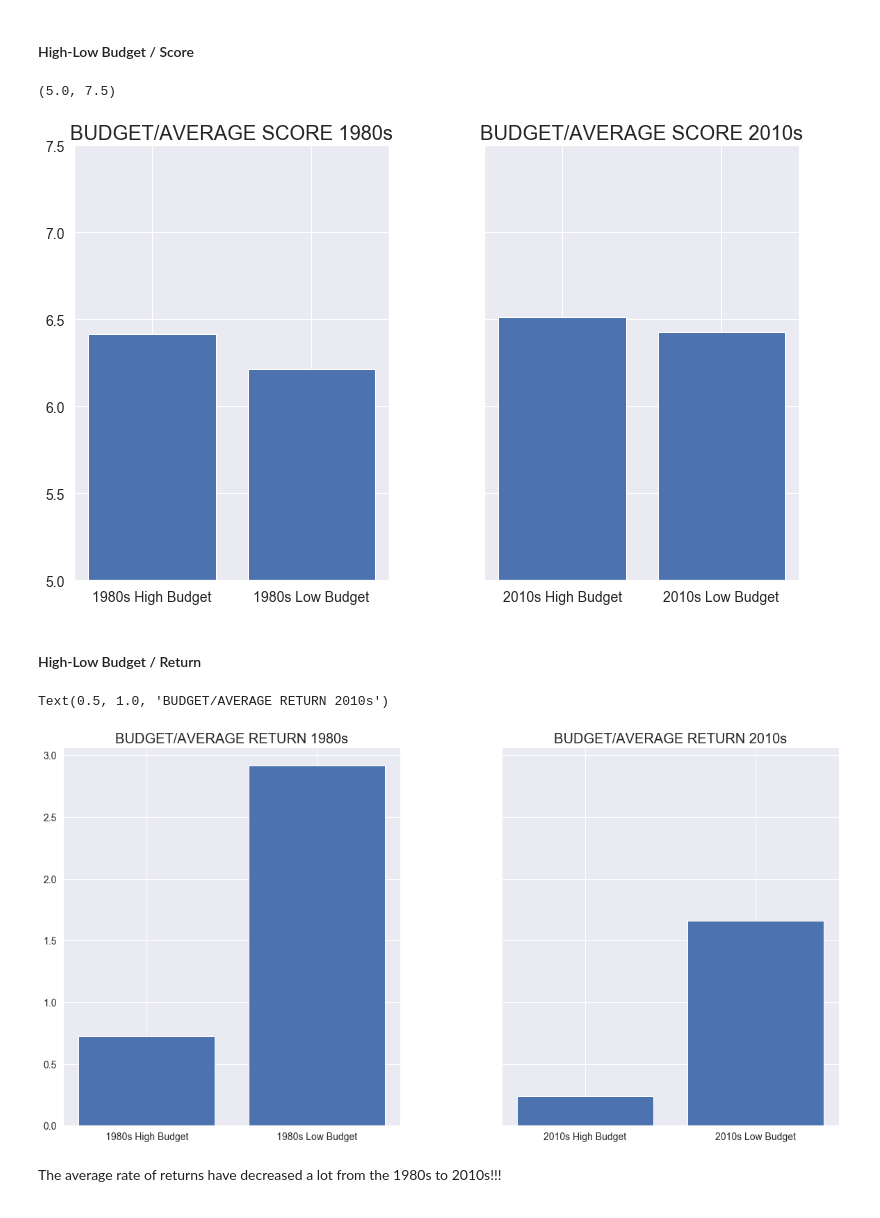
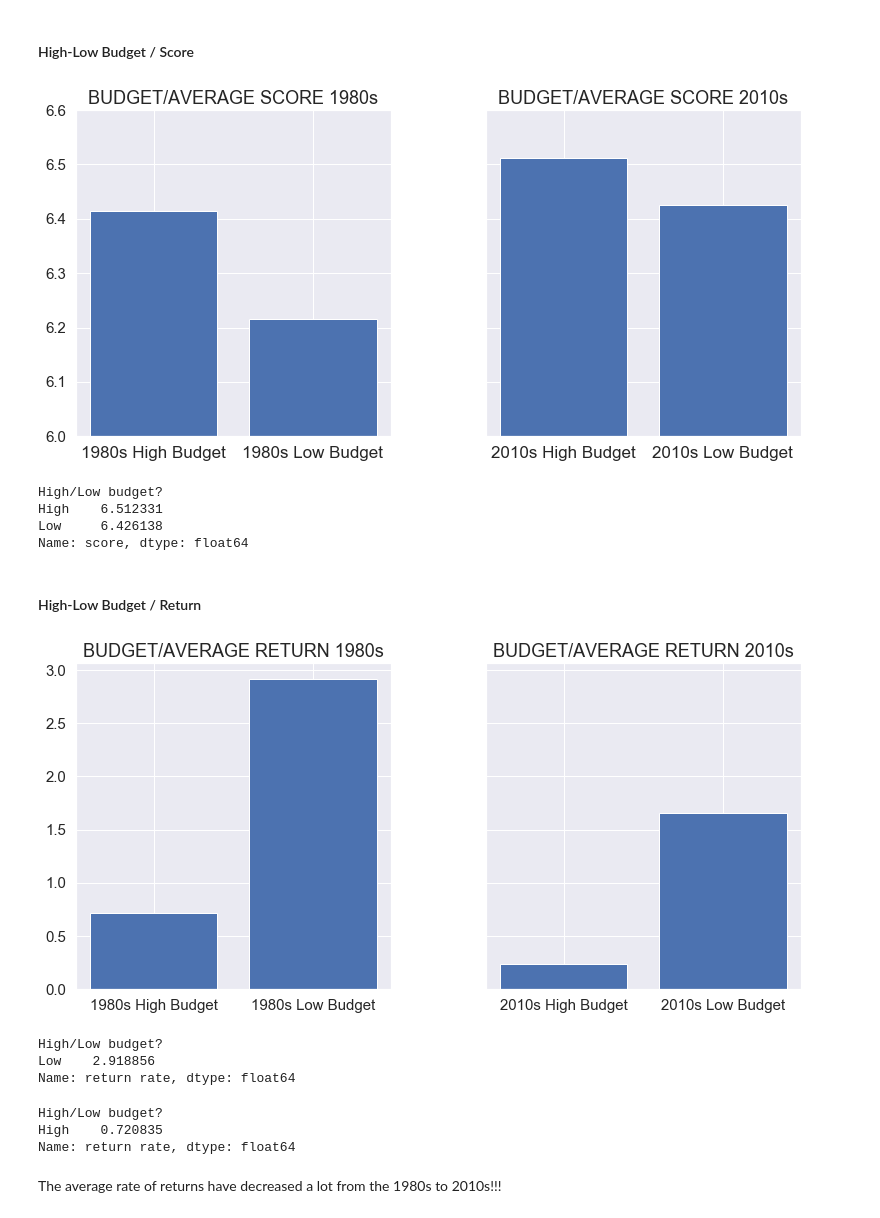
Before and after one commit to adrientalbot/your-own-project, a Jupyter notebook: data/Movies analysis.ipynb, the cells around one changed output. Cells and saved outputs as stored; diff of their text form; code cells hidden in the pictures.

```diff
--- a/data/Movies analysis.ipynb
+++ b/data/Movies analysis.ipynb
@@ -13,17 +15,17 @@ sns.set()
 # %% [markdown]
 # Formatting
 # %%
-SMALL_SIZE = 10
-MEDIUM_SIZE = 14
-BIGGER_SIZE = 20
+#SMALL_SIZE = 10
+#MEDIUM_SIZE = 14
+#BIGGER_SIZE = 20
 
-plt.rc('font', size=MEDIUM_SIZE)
-plt.rc('axes', titlesize=BIGGER_SIZE)
-plt.rc('axes', labelsize=BIGGER_SIZE)
-plt.rc('xtick', labelsize=MEDIUM_SIZE)
-plt.rc('ytick', labelsize=MEDIUM_SIZE)
-plt.rc('legend', fontsize=MEDIUM_SIZE)
-plt.rc('figure', titlesize=BIGGER_SIZE)
+#plt.rc('font', size=MEDIUM_SIZE)
+#plt.rc('axes', titlesize=BIGGER_SIZE)
+#plt.rc('axes', labelsize=BIGGER_SIZE)
+#plt.rc('xtick', labelsize=MEDIUM_SIZE)
+#plt.rc('ytick', labelsize=MEDIUM_SIZE)
+#plt.rc('legend', fontsize=MEDIUM_SIZE)
+#plt.rc('figure', titlesize=BIGGER_SIZE)
 # %%
 #LEFT TO DO:
 
@@ -372,32 +421,58 @@ ax1.ticklabel_format(style='plain', axis='y')
 # %%
 budget_score_1980s_mean = movies_1980s.groupby('High/Low budget?')['score'].mean()
 budget_score_2010s_mean = movies_2010s.groupby('High/Low budget?')['score'].mean()
 
-fig, (ax1,ax2) =plt.subplots(1,2, sharey = True, figsize = (13,8))
+fig, (ax1,ax2) =plt.subplots(1,2, sharey = True, figsize = (13,6))
 fig.subplots_adjust(wspace = 0.3)
 ax1.bar(['1980s High Budget', '1980s Low Budget'], budget_score_1980s_mean)
 ax2.bar(['2010s High Budget', '2010s Low Budget'], budget_score_2010s_mean)
-ax1.set_title('BUDGET/AVERAGE SCORE 1980s')
-ax2.set_title('BUDGET/AVERAGE SCORE 2010s')
-ax1.set_ylim(5.0,7.5)
+ax1.set_title('BUDGET/AVERAGE SCORE 1980s', size = 18)
+ax2.set_title('BUDGET/AVERAGE SCORE 2010s', size = 18)
+ax1.set_ylim(6.0,6.6)
+ax1.set_xticklabels(labels = ['1980s High Budget', '1980s Low Budget'], size = 17)
+ax2.set_xticklabels(labels = ['2010s High Budget', '2010s Low Budget'], size = 17)
+ax1.tick_params(axis='y', labelsize=15)
 # %% [output]
-(5.0, 7.5)
-[figure, old version]
+[figure, new version]
+# %%
+budget_score_2010s_mean
+# %% [output]
+High/Low budget?
+High    6.512331
+Low     6.426138
+Name: score, dtype: float64
 # %% [markdown]
 #### High-Low Budget / Return
 # %%
 budget_return_1980s_mean = movies_1980s.groupby('High/Low budget?')['return rate'].mean()
 budget_return_2010s_mean = movies_2010s.groupby('High/Low budget?')['return rate'].mean()
 
-fig, (ax1,ax2) =plt.subplots(1,2, sharey = True, figsize = (20,10))
+fig, (ax1,ax2) =plt.subplots(1,2, sharey = True, figsize = (13,6))
 fig.subplots_adjust(wspace = 0.3)
 ax1.bar(['1980s High Budget', '1980s Low Budget'], budget_return_1980s_mean)
 ax2.bar(['2010s High Budget', '2010s Low Budget'], budget_return_2010s_mean)
-ax1.set_title('BUDGET/AVERAGE RETURN 1980s')
-ax2.set_title('BUDGET/AVERAGE RETURN 2010s')
+ax1.set_title('BUDGET/AVERAGE RETURN 1980s', size = 18)
+ax2.set_title('BUDGET/AVERAGE RETURN 2010s', size = 18)
+ax1.tick_params(axis='y', labelsize=15)
+ax1.tick_params(axis='x', labelsize=15)
+ax2.tick_params(axis='y', labelsize=15)
+ax2.tick_params(axis='x', labelsize=15)
+
+#ax1.yaxis.set_major_formatter(mtick.PercentFormatter())
 # %% [output]
-Text(0.5, 1.0, 'BUDGET/AVERAGE RETURN 2010s')
-[figure, old version]
+[figure, new version]
+# %%
+movies_1980s[movies_1980s['High/Low budget?'] == 'Low'].groupby('High/Low budget?')['return rate'].mean()
+# %% [output]
+High/Low budget?
+Low    2.918856
+Name: return rate, dtype: float64
+# %%
+movies_1980s[movies_1980s['High/Low budget?'] == 'High'].groupby('High/Low budget?')['return rate'].mean()
+# %% [output]
+High/Low budget?
+High    0.720835
+Name: return rate, dtype: float64
 # %% [markdown]
 The average rate of returns have decreased a lot from the 1980s to 2010s!!!
 # %% [markdown]
```
Also changed, not shown: parts of 15 cells of this notebook.
